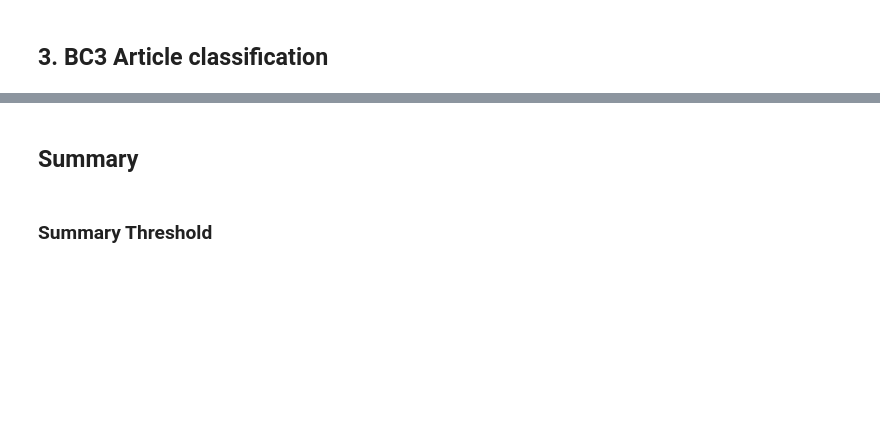
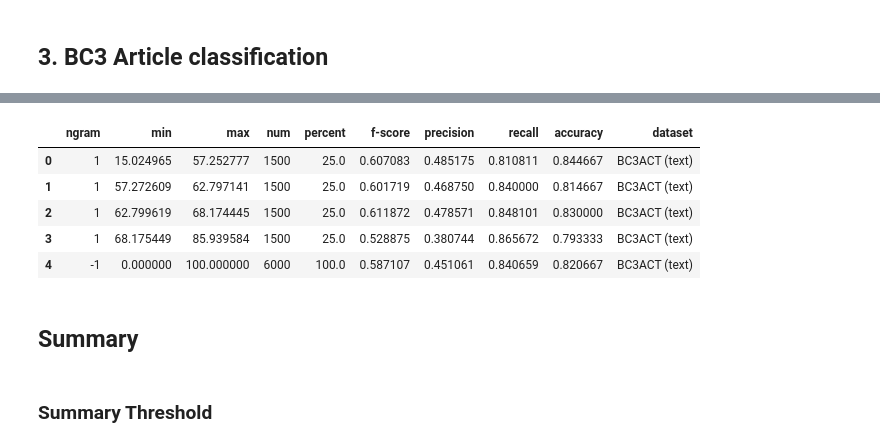
Before and after one commit to elangovana/nlp-train-test-overlap-detector, a Jupyter notebook: SimilaritySplitter.ipynb, the cells around one changed output, grey strips where cells are left out. Drawn from its saved outputs; the diff is of its cells as text; code cells hidden in the pictures; blank space fills up the shorter version.

```diff
--- a/SimilaritySplitter.ipynb
+++ b/SimilaritySplitter.ipynb
@@ -148,3 +182,12 @@ BC3ArticleClassification()
+# %%
+df_bc3_act_text_parts_score.head()
+# %% [output]
+|  | ngram | min | max | num | percent | f-score | precision | recall | accuracy | dataset |
+| 0 | 1 | 15.024965 | 57.252777 | 1500 | 25.0 | 0.607083 | 0.485175 | 0.810811 | 0.844667 | BC3ACT (text) |
+| 1 | 1 | 57.272609 | 62.797141 | 1500 | 25.0 | 0.601719 | 0.468750 | 0.840000 | 0.814667 | BC3ACT (text) |
+| 2 | 1 | 62.799619 | 68.174445 | 1500 | 25.0 | 0.611872 | 0.478571 | 0.848101 | 0.830000 | BC3ACT (text) |
+| 3 | 1 | 68.175449 | 85.939584 | 1500 | 25.0 | 0.528875 | 0.380744 | 0.865672 | 0.793333 | BC3ACT (text) |
+| 4 | -1 | 0.000000 | 100.000000 | 6000 | 100.0 | 0.587107 | 0.451061 | 0.840659 | 0.820667 | BC3ACT (text) |
 # %% [markdown]
 ## Summary
 # %%
```
Also changed, not shown: parts of 17 cells of this notebook, 1 other file.
